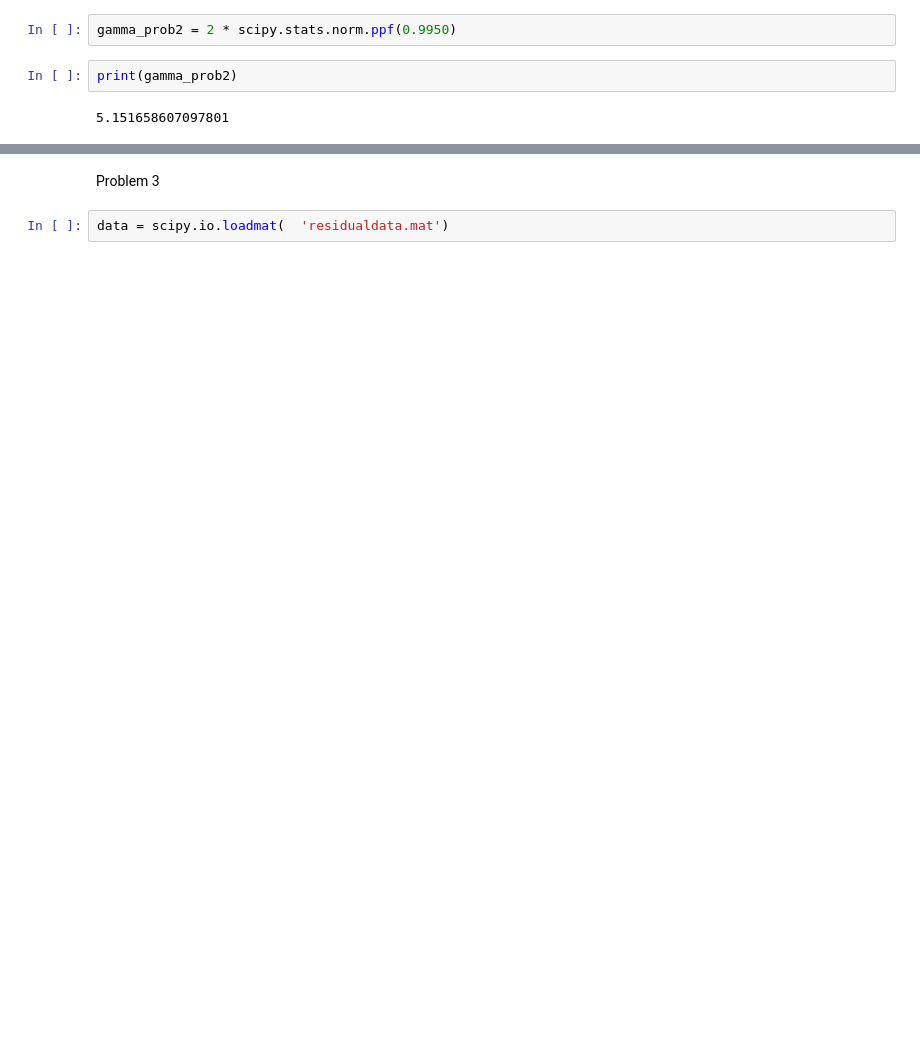
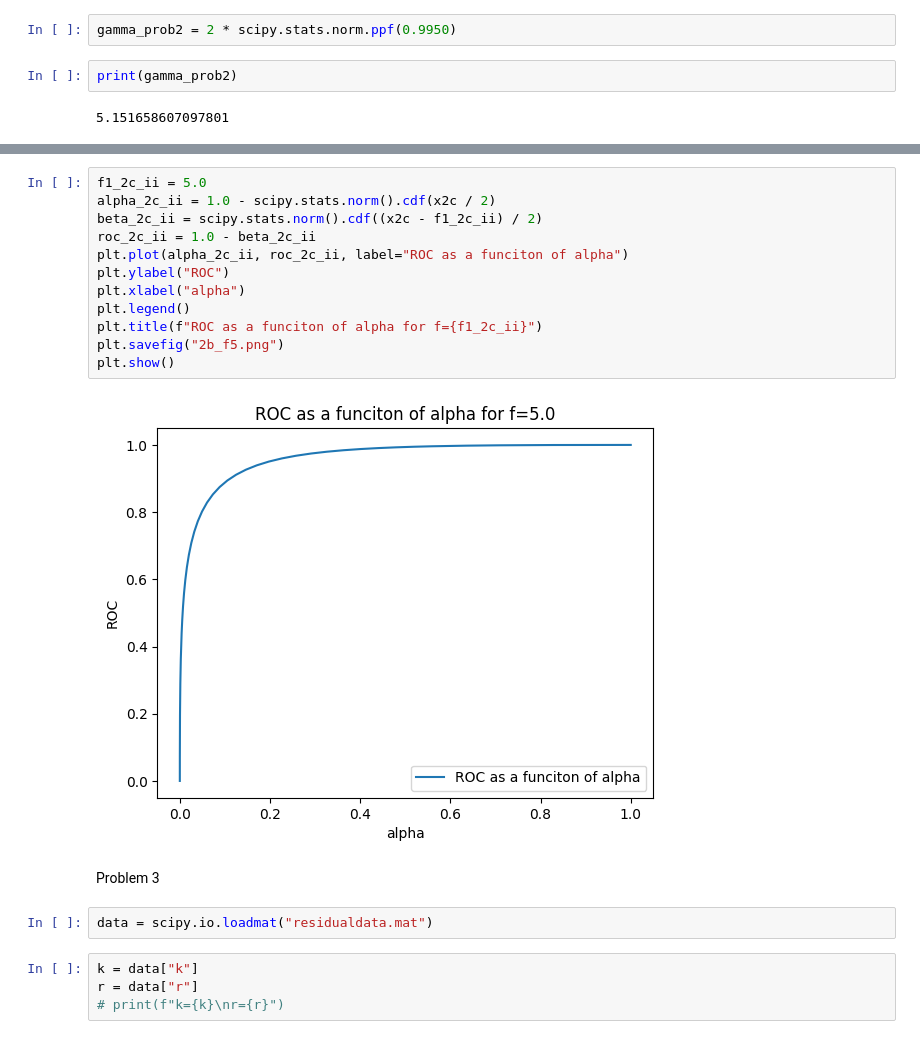
Before and after one commit to evitell/EL2050-hw-1-3, a Jupyter notebook: notebook1-hw13.ipynb, the cells around one changed output, grey strips where cells are left out. Saved outputs shown, nothing was run; the diff lists cells and outputs as text; blank space fills up the shorter version.

```diff
--- a/notebook1-hw13.ipynb
+++ b/notebook1-hw13.ipynb
@@ -75,4 +109,22 @@ plt.show()
+# %%
+f1_2c_ii = 5.0
+alpha_2c_ii = 1.0 - scipy.stats.norm().cdf(x2c / 2)
+beta_2c_ii = scipy.stats.norm().cdf((x2c - f1_2c_ii) / 2)
+roc_2c_ii = 1.0 - beta_2c_ii
+plt.plot(alpha_2c_ii, roc_2c_ii, label="ROC as a funciton of alpha")
+plt.ylabel("ROC")
+plt.xlabel("alpha")
+plt.legend()
+plt.title(f"ROC as a funciton of alpha for f={f1_2c_ii}")
+plt.savefig("2b_f5.png")
+plt.show()
+# %% [output]
+[figure, added]
 # %% [markdown]
 Problem 3
 # %%
-data = scipy.io.loadmat(  'residualdata.mat')
+data = scipy.io.loadmat("residualdata.mat")
+# %%
+k = data["k"]
+r = data["r"]
+# print(f"k={k}\nr={r}")
```
Also changed, not shown: parts of 16 cells of this notebook, 7 other files.
